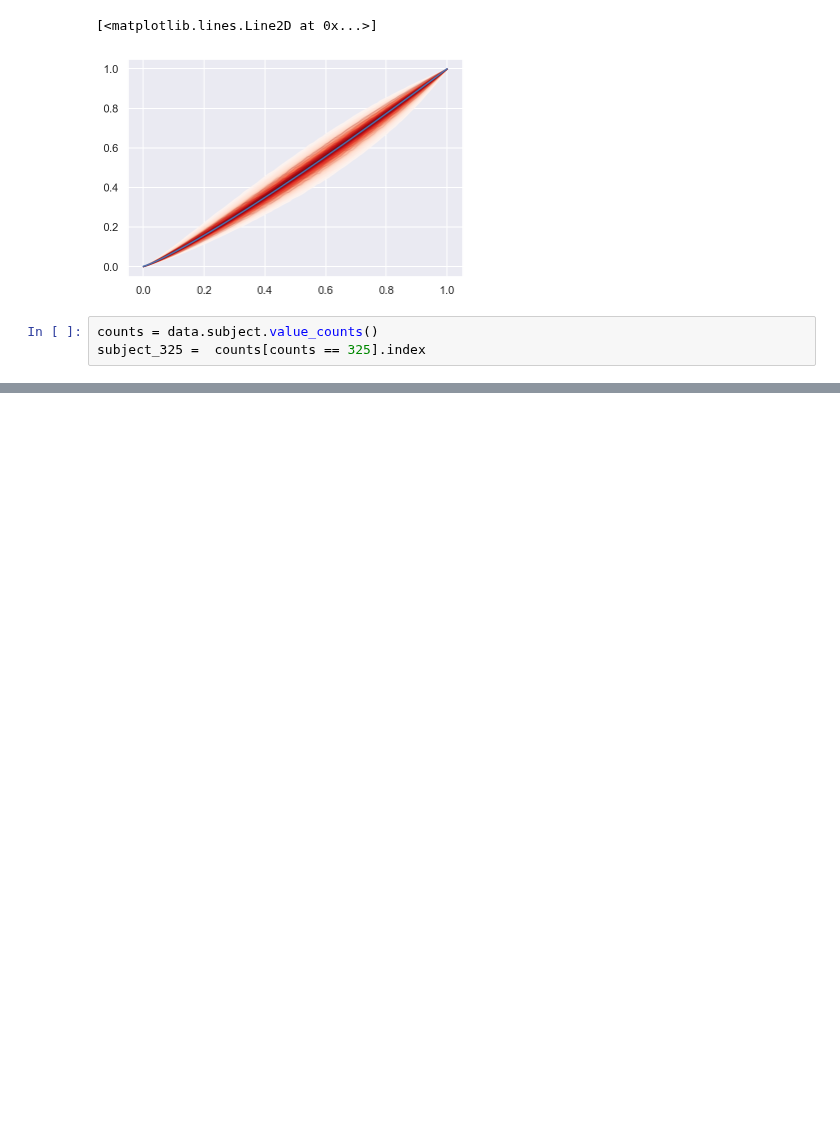
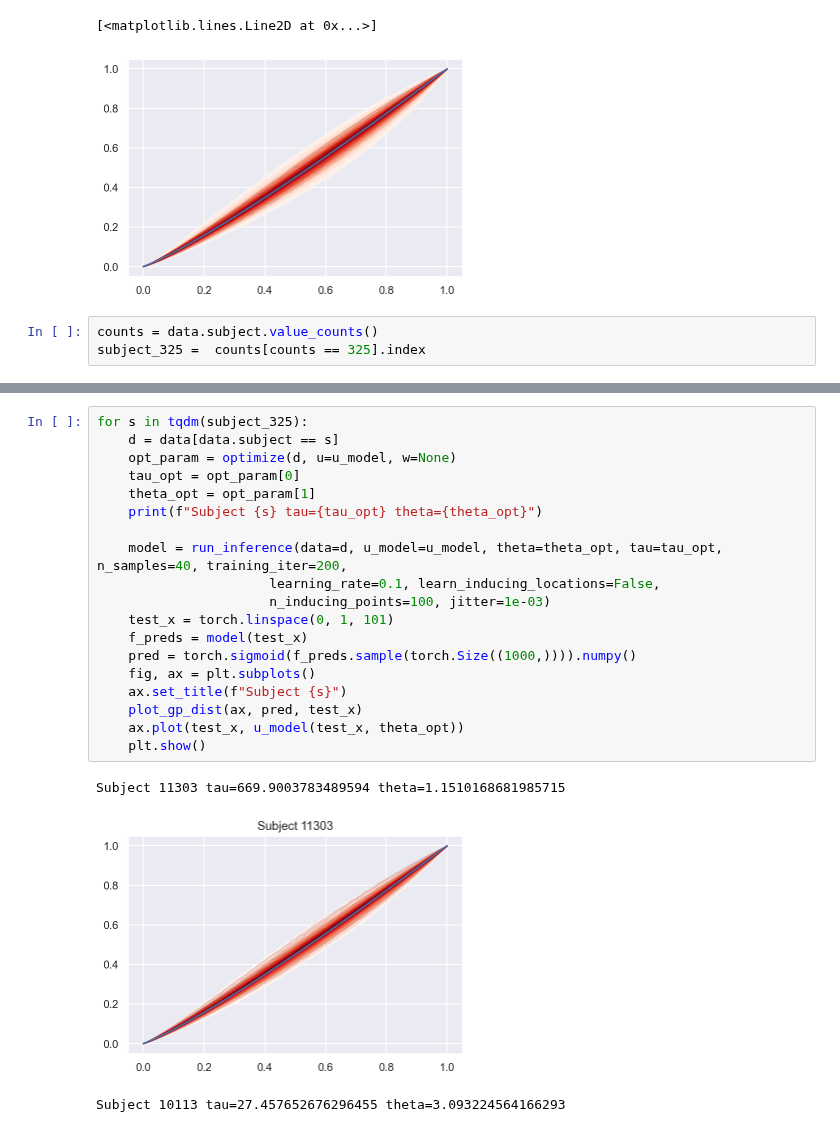
Before and after one commit to AurelienNioche/TransformedGP, a Jupyter notebook: gpytorch-backend/model-discrepancy-gpytorch-CPC-SIGMOID.ipynb, the cells around one changed output, grey strips where cells are left out. Drawn from its saved outputs; the diff is of its cells as text; blank space fills up the shorter version.

```diff
--- a/gpytorch-backend/model-discrepancy-gpytorch-CPC-SIGMOID.ipynb
+++ b/gpytorch-backend/model-discrepancy-gpytorch-CPC-SIGMOID.ipynb
@@ -453,0 +422,23 @@ tau 35.61324743968928 theta_u 3.4454303015011067
+# %%
+for s in tqdm(subject_325):
+    d = data[data.subject == s]
+    opt_param = optimize(d, u=u_model, w=None)
+    tau_opt = opt_param[0]
+    theta_opt = opt_param[1]
+    print(f"Subject {s} tau={tau_opt} theta={theta_opt}")
+
+    model = run_inference(data=d, u_model=u_model, theta=theta_opt, tau=tau_opt, n_samples=40, training_iter=200,
+                      learning_rate=0.1, learn_inducing_locations=False,
+                      n_inducing_points=100, jitter=1e-03)
+    test_x = torch.linspace(0, 1, 101)
+    f_preds = model(test_x)
+    pred = torch.sigmoid(f_preds.sample(torch.Size((1000,)))).numpy()
+    fig, ax = plt.subplots()
+    ax.set_title(f"Subject {s}")
+    plot_gp_dist(ax, pred, test_x)
+    ax.plot(test_x, u_model(test_x, theta_opt))
+    plt.show()
+# %% [output]
+Subject 11303 tau=669.9003783489594 theta=1.1510168681985715
+[figure, added]
+Subject 10113 tau=27.457652676296455 theta=3.093224564166293
```
Also changed, not shown: parts of 1 cell of this notebook.
